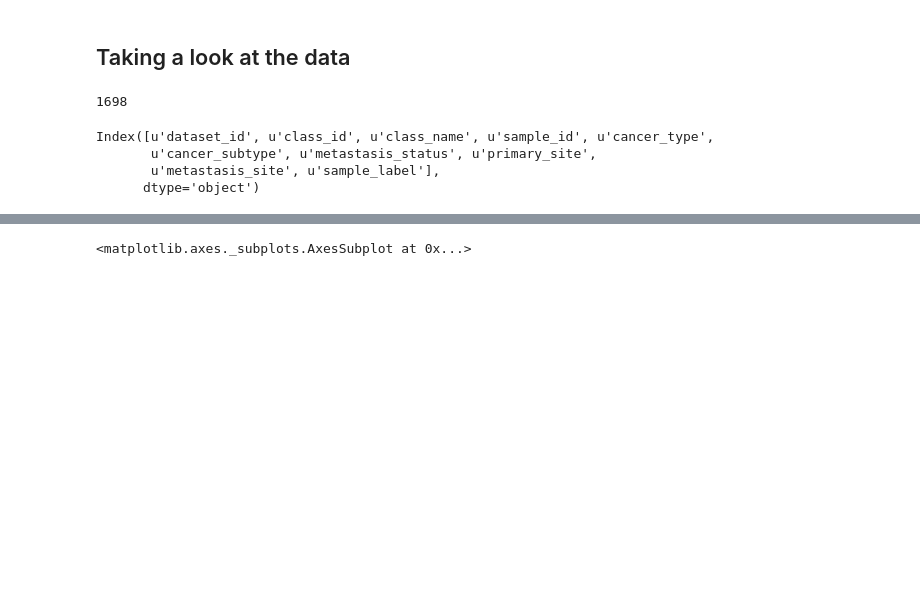
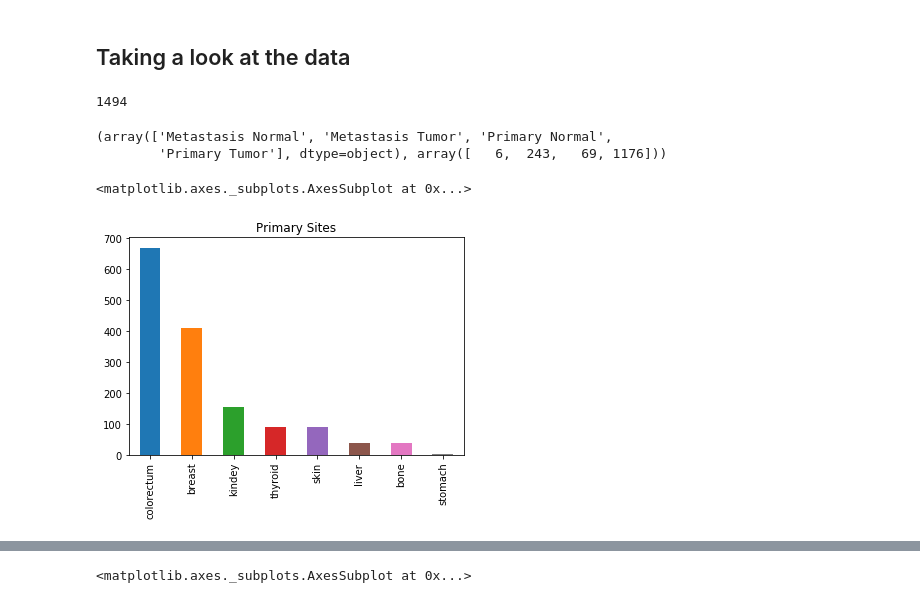
Before and after one commit to programmingprincess/ml4sp_metastasis, a Jupyter notebook: get_data.ipynb, the cells around one changed output, grey strips where cells are left out. Cells and saved outputs as stored; diff of their text form; code cells hidden in the pictures; blank space fills up the shorter version.

```diff
--- a/get_data.ipynb
+++ b/get_data.ipynb
@@ -333,4 +494,5 @@ df_mirna.to_csv("mirnas_1_3260_nov21.txt", sep="\t")
 # %%
 # labels contain all info just in case we need it later
-df_labels = pandas.DataFrame(labels)
-df_labels.to_csv("mirnas_1_3260_labels_nov21.txt", sep="\t")
+df_labels = pd.DataFrame(labels)
+df_labels.columns=['Dataset_id','Class_id','Class_name','Sample_id','Cancer_type','Cancer_subtype','Metastasis_status','Primary_site','Metastasis_site','Sample_label']
+df_labels.to_csv("mirnas_all_labels_nov21_labeled.txt", sep="\t")
@@ -358,13 +547,16 @@ all_labels.to_csv("mirnas_labels_all.txt", sep="\t")
 # %% [markdown]
 ## Taking a look at the data
 # %%
-len(all_labels)
+len(df_labels)
 # %% [output]
-1698
+1494
-# %%
-all_labels.columns
-# %% [output]
-Index([u'dataset_id', u'class_id', u'class_name', u'sample_id', u'cancer_type',
-       u'cancer_subtype', u'metastasis_status', u'primary_site',
-       u'metastasis_site', u'sample_label'],
-      dtype='object')
+# %%
+np.unique(df_labels['Sample_label'],return_counts=True)
+# %% [output]
+(array(['Metastasis Normal', 'Metastasis Tumor', 'Primary Normal',
+        'Primary Tumor'], dtype=object), array([   6,  243,   69, 1176]))
+# %%
+df_labels['Primary_site'].value_counts().plot(kind='bar', title='Primary Sites')
+# %% [output]
+<matplotlib.axes._subplots.AxesSubplot at 0x...>
+[figure, added]
```
Also changed, not shown: parts of 12 cells of this notebook.
